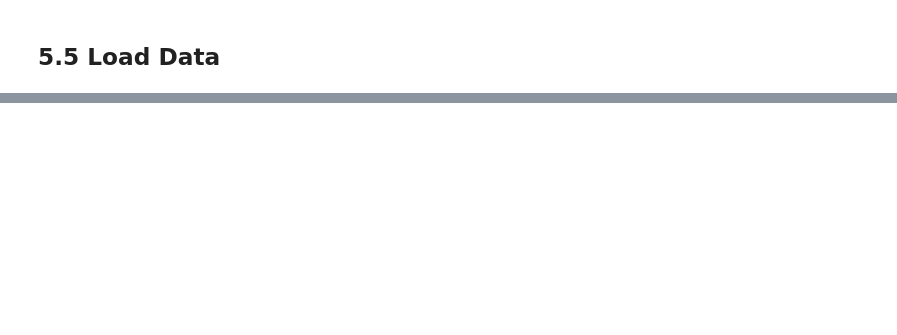
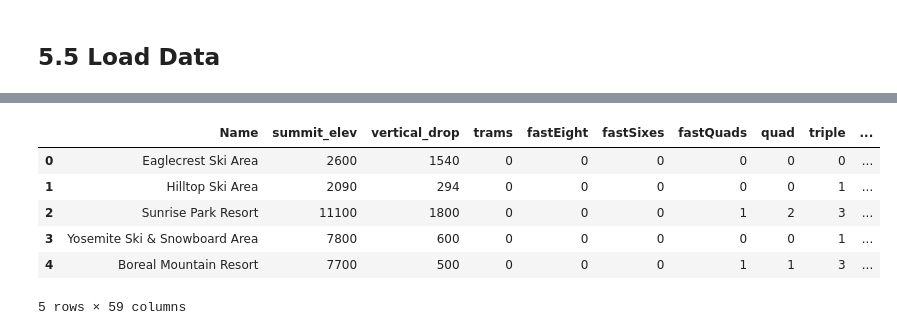
Before and after one commit to Fahiya/GuidedCapstone, a Jupyter notebook: Unit-6/FI-05_modeling.ipynb, the cells around one changed output, grey strips where cells are left out. Drawn from its saved outputs; the diff is of its cells as text; code cells hidden in the pictures; blank space fills up the shorter version.

```diff
--- a/Unit-6/FI-05_modeling.ipynb
+++ b/Unit-6/FI-05_modeling.ipynb
@@ -416,0 +64,14 @@ No difference whatsoever. Although the longest run feature was used in the linea
+# %%
+dumm=pd.get_dummies(ski_data.state)
+merged=pd.concat([ski_data,dumm],axis=1)
+final=merged.drop(['state'], axis=1)
+df=final
+df.head()
+# %% [output]
+|  | Name | summit_elev | vertical_drop | trams | fastEight | fastSixes | fastQuads | quad | triple | ... |
+| 0 | Eaglecrest Ski Area | 2600 | 1540 | 0 | 0 | 0 | 0 | 0 | 0 | ... |
+| 1 | Hilltop Ski Area | 2090 | 294 | 0 | 0 | 0 | 0 | 0 | 1 | ... |
+| 2 | Sunrise Park Resort | 11100 | 1800 | 0 | 0 | 0 | 1 | 2 | 3 | ... |
+| 3 | Yosemite Ski & Snowboard Area | 7800 | 600 | 0 | 0 | 0 | 0 | 0 | 1 | ... |
+| 4 | Boreal Mountain Resort | 7700 | 500 | 0 | 0 | 0 | 1 | 1 | 3 | ... |
+5 rows × 59 columns
```
Also changed, not shown: parts of 110 cells of this notebook.
